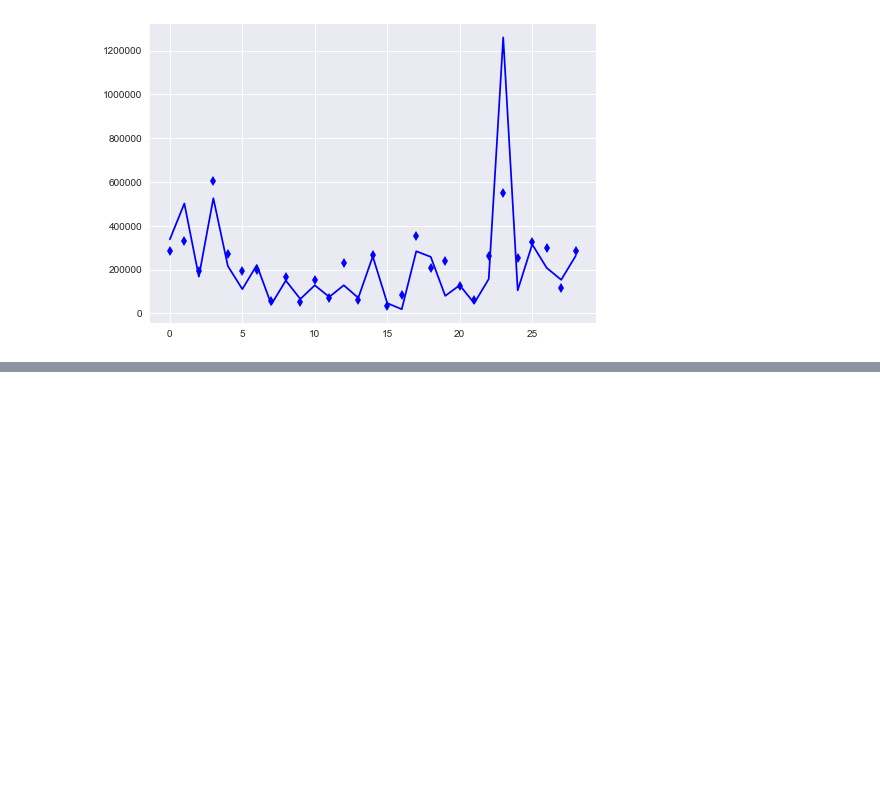
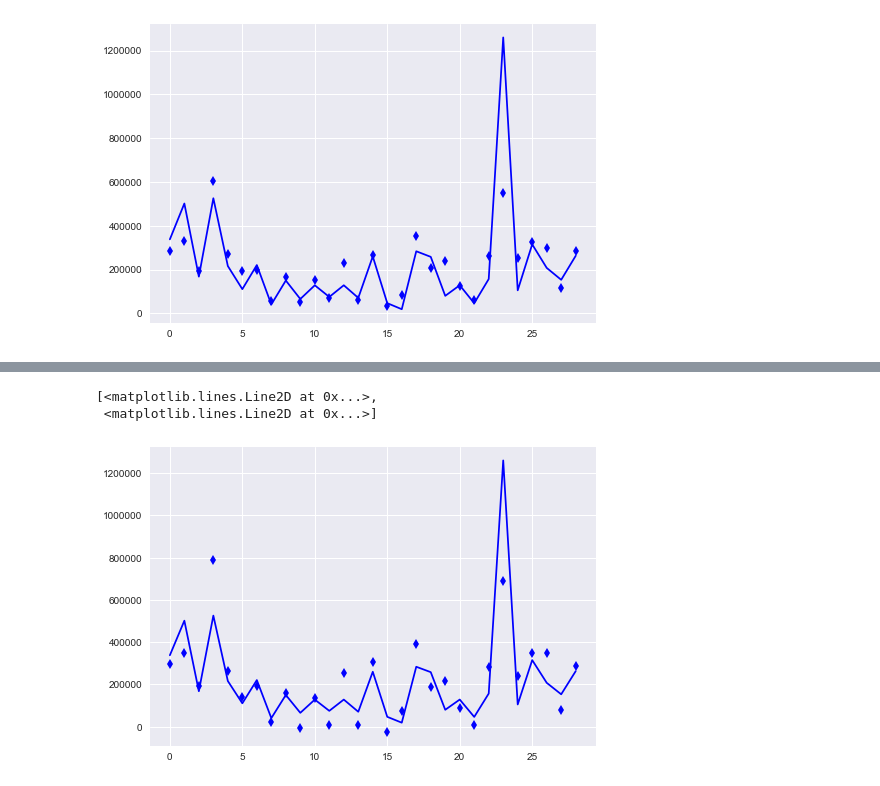
Before and after one commit to shurikkuzmin/DelayCompensation, a Jupyter notebook: process2.ipynb, the cells around one changed output, grey strips where cells are left out. Drawn from its saved outputs; the diff is of its cells as text; code cells hidden in the pictures; blank space fills up the shorter version.

```diff
--- a/process2.ipynb
+++ b/process2.ipynb
@@ -178,0 +199,6 @@ pylab.plot(csv2["Compensation"], "b-", ridge3.predict(csv2[["Salary","Delay","Ye
+# %%
+pylab.plot(values, "b-", lasso.predict(data), "bd")
+# %% [output]
+[<matplotlib.lines.Line2D at 0x...>,
+ <matplotlib.lines.Line2D at 0x...>]
+[figure, added]
```
Also changed, not shown: parts of 53 cells of this notebook.
